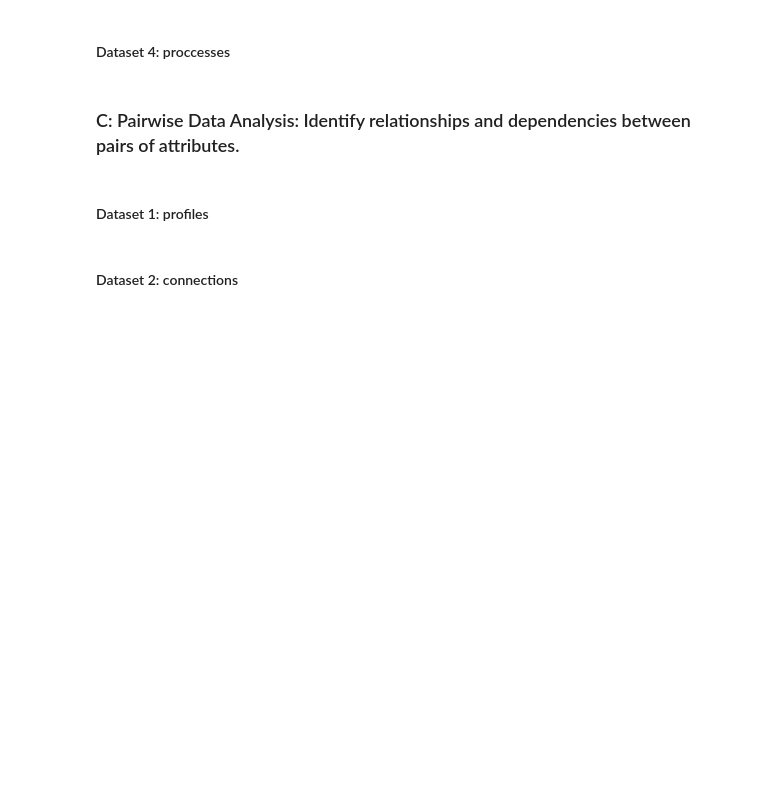
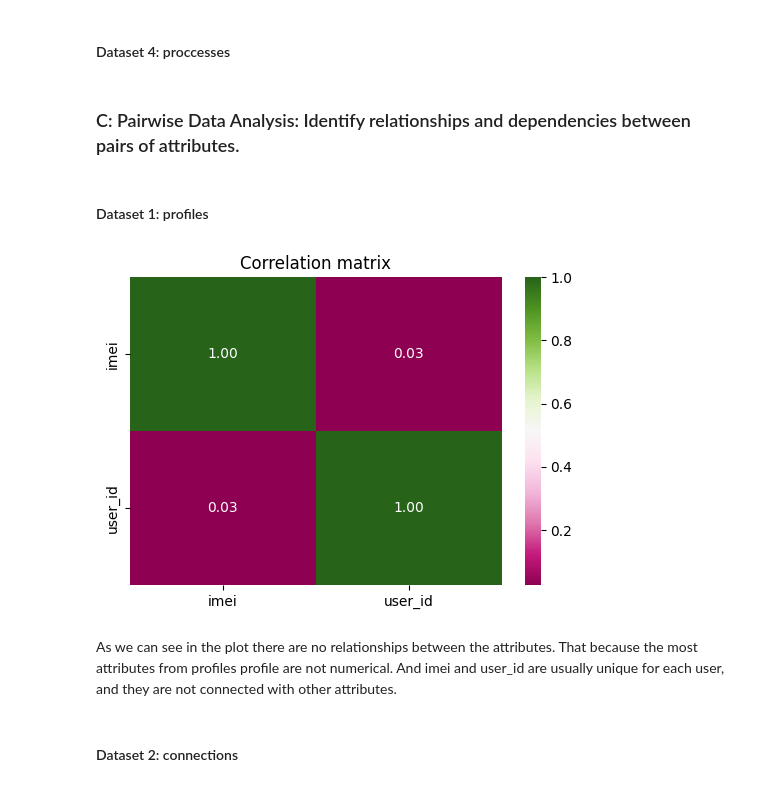
Before and after one commit to myrres0/IAU-2024, a Jupyter notebook: phase-1.ipynb, the cells around one changed output. Saved outputs shown, nothing was run; the diff lists cells and outputs as text; code cells hidden in the pictures; blank space fills up the shorter version.

Commit message:
add: 1.1С pairwise analysis: indentify relationships

```diff
--- a/phase-1.ipynb
+++ b/phase-1.ipynb
@@ -416,7 +417,19 @@ As we can see above, this is negative skewed distribution. The most values are b
 #### Dataset 4: proccesses
 # %% [markdown]
 ### C: Pairwise Data Analysis: Identify relationships and dependencies between pairs of attributes.
-# %% [markdown]
-#### Dataset 1: profiles
+# %% [markdown]
+#### Dataset 1: profiles
+# %%
+#### Dataset 1 profiles
+numeric_cols = profiles_data.drop(columns=['year', 'month','birthdate-year']).select_dtypes(include=np.number)
+corr_matrix = numeric_cols.corr()
+plt.figure(figsize=(6, 4))
+sns.heatmap(corr_matrix, fmt='.2f', annot=True, cmap='PiYG')
+plt.title('Correlation matrix')
+plt.show()
+# %% [output]
+[figure, added]
+# %% [markdown]
+As we can see in the plot there are no relationships between the attributes. That because the most attributes from profiles profile are not numerical. And imei and user_id are usually unique for each user, and they are not connected with other attributes.
 # %% [markdown]
 #### Dataset 2: connections
```
Also changed, not shown: parts of 17 cells of this notebook.
